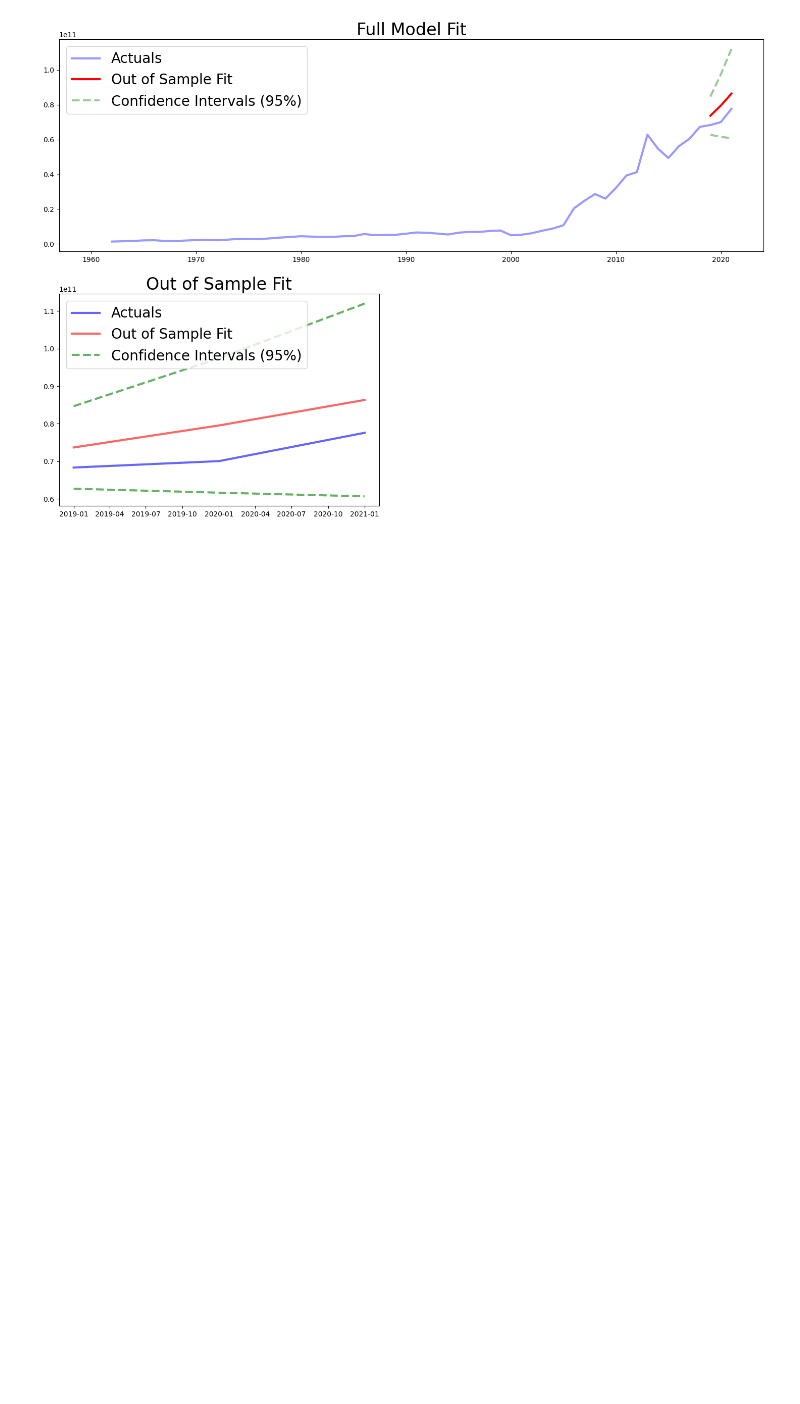
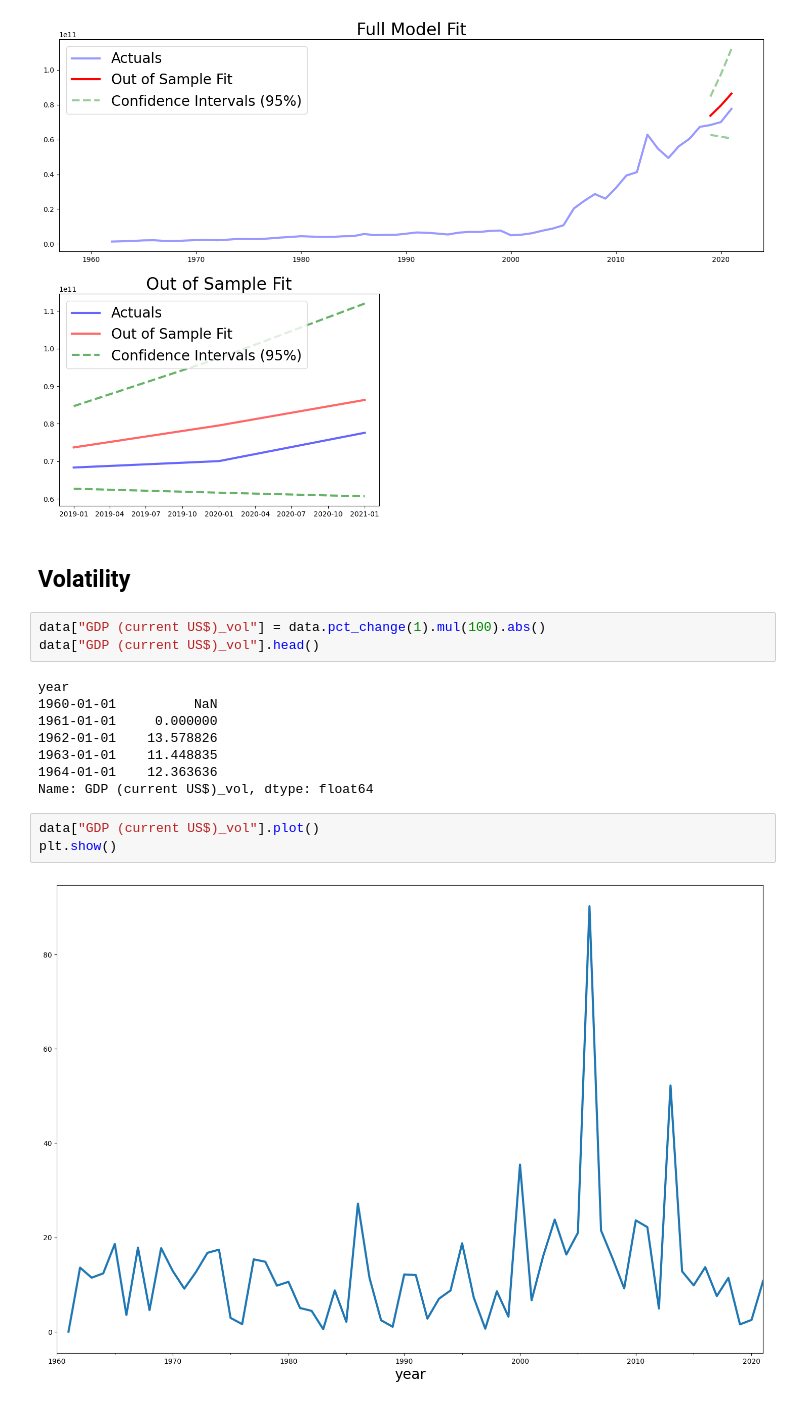
Before and after one commit to alexmoscar/new-rep-main, a Jupyter notebook: ML_in_business/project_Ghanna/task_for_ghanna.ipynb, the cells around one changed output. Cells and saved outputs as stored; diff of their text form; blank space fills up the shorter version.

```diff
--- a/ML_in_business/project_Ghanna/task_for_ghanna.ipynb
+++ b/ML_in_business/project_Ghanna/task_for_ghanna.ipynb
@@ -712,3 +712,21 @@ plt.legend()
 plt.show()
 # %% [output]
 [figure]
+# %% [markdown]
+## Volatility
+# %%
+data["GDP (current US$)_vol"] = data.pct_change(1).mul(100).abs()
+data["GDP (current US$)_vol"].head()
+# %% [output]
+year
+1960-01-01          NaN
+1961-01-01     0.000000
+1962-01-01    13.578826
+1963-01-01    11.448835
+1964-01-01    12.363636
+Name: GDP (current US$)_vol, dtype: float64
+# %%
+data["GDP (current US$)_vol"].plot()
+plt.show()
+# %% [output]
+[figure, added]
```
Also changed, not shown: parts of 7 cells of this notebook, 1 other file.
